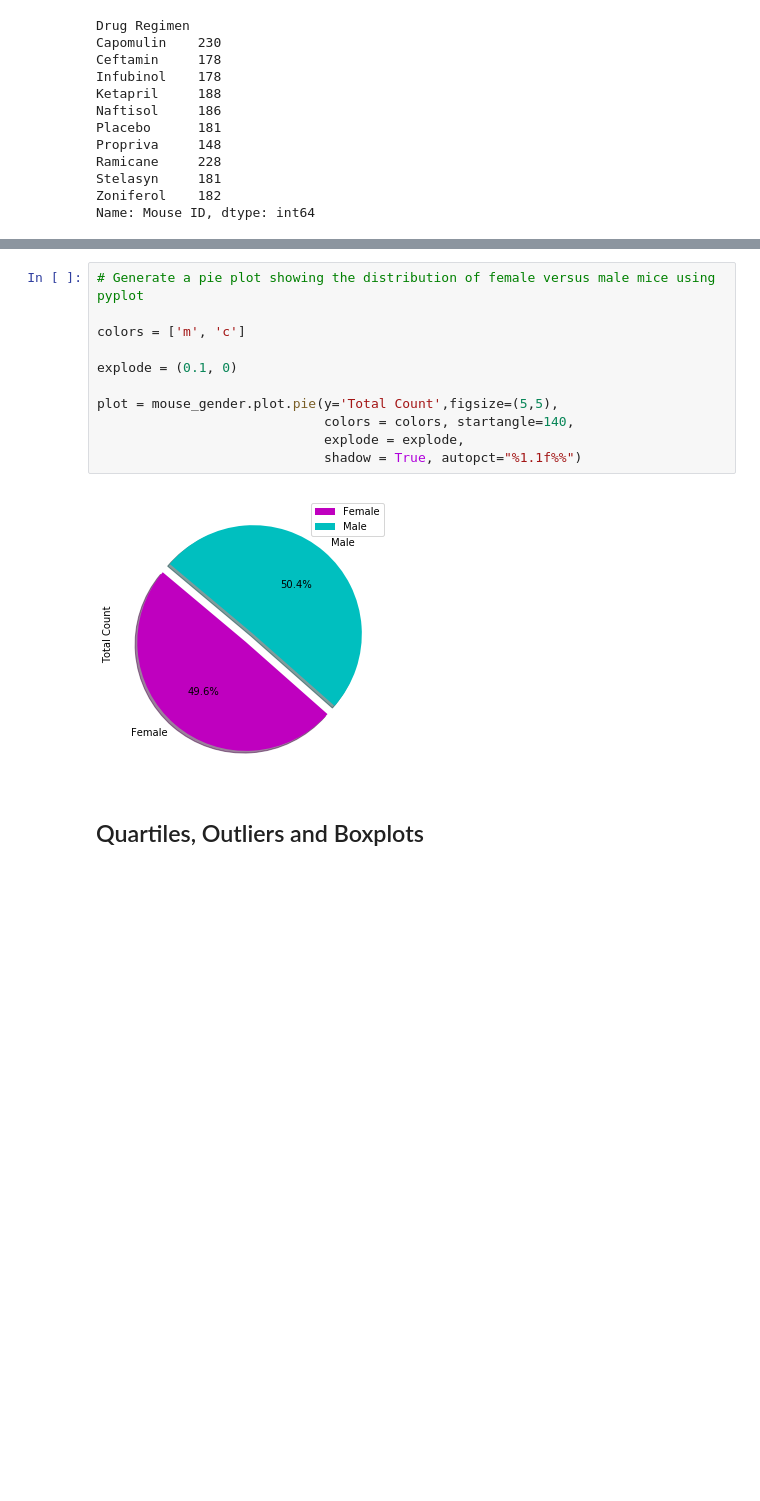
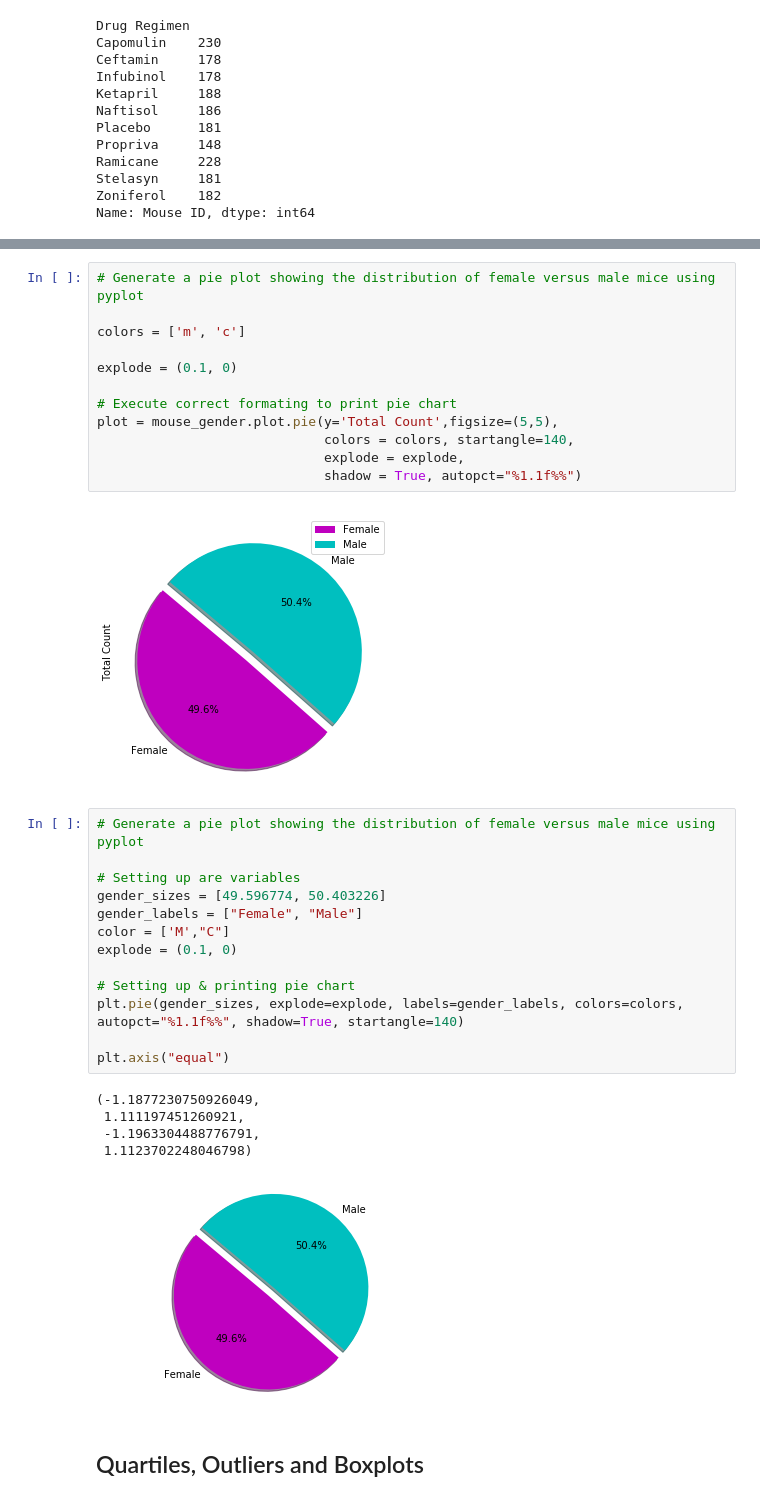
Before and after one commit to GStout17/Matplotlib-Challenge, a Jupyter notebook: Pymaceuticals_SCC _Tumor_Study.ipynb, the cells around one changed output, grey strips where cells are left out. Saved outputs shown, nothing was run; the diff lists cells and outputs as text; blank space fills up the shorter version.

Commit message:
Cleaned up Bar & Pie Charts

```diff
--- a/Pymaceuticals_SCC _Tumor_Study.ipynb
+++ b/Pymaceuticals_SCC _Tumor_Study.ipynb
@@ -275,12 +265,32 @@ colors = ['m', 'c']
 
 explode = (0.1, 0)
 
+# Execute correct formating to print pie chart
 plot = mouse_gender.plot.pie(y='Total Count',figsize=(5,5),
                              colors = colors, startangle=140,
                              explode = explode,
                              shadow = True, autopct="%1.1f%%")
 # %% [output]
 [figure]
+# %%
+# Generate a pie plot showing the distribution of female versus male mice using pyplot
+
+# Setting up are variables
+gender_sizes = [49.596774, 50.403226]
+gender_labels = ["Female", "Male"]
+color = ['M',"C"]
+explode = (0.1, 0)
+
+# Setting up & printing pie chart
+plt.pie(gender_sizes, explode=explode, labels=gender_labels, colors=colors, autopct="%1.1f%%", shadow=True, startangle=140)
+
+plt.axis("equal")
+# %% [output]
+(-1.1877230750926049,
+ 1.111197451260921,
+ -1.1963304488776791,
+ 1.1123702248046798)
+[figure, added]
 # %% [markdown]
 ## Quartiles, Outliers and Boxplots
 # %%
```
Also changed, not shown: parts of 5 cells of this notebook.
